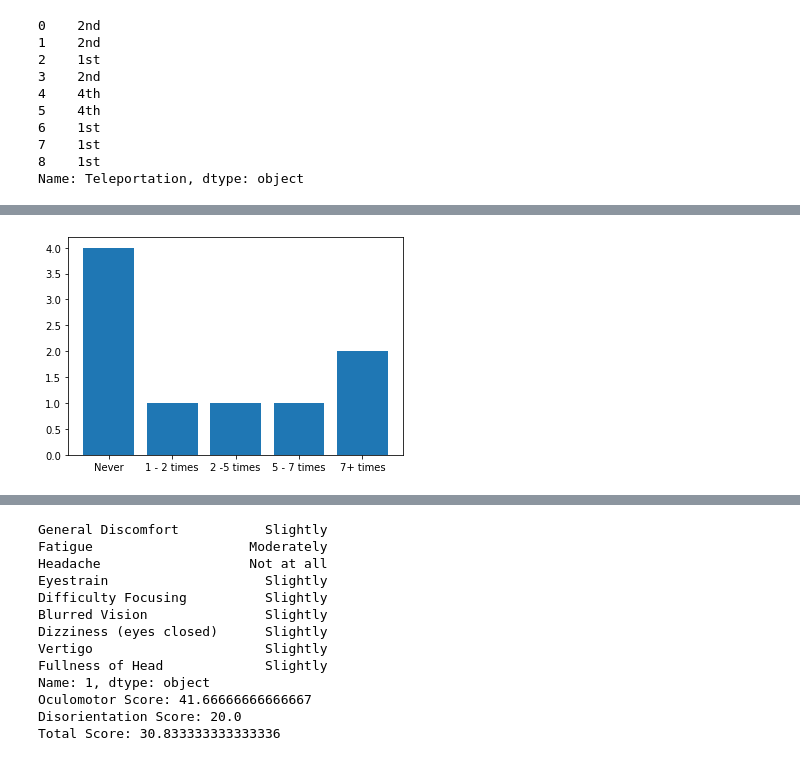
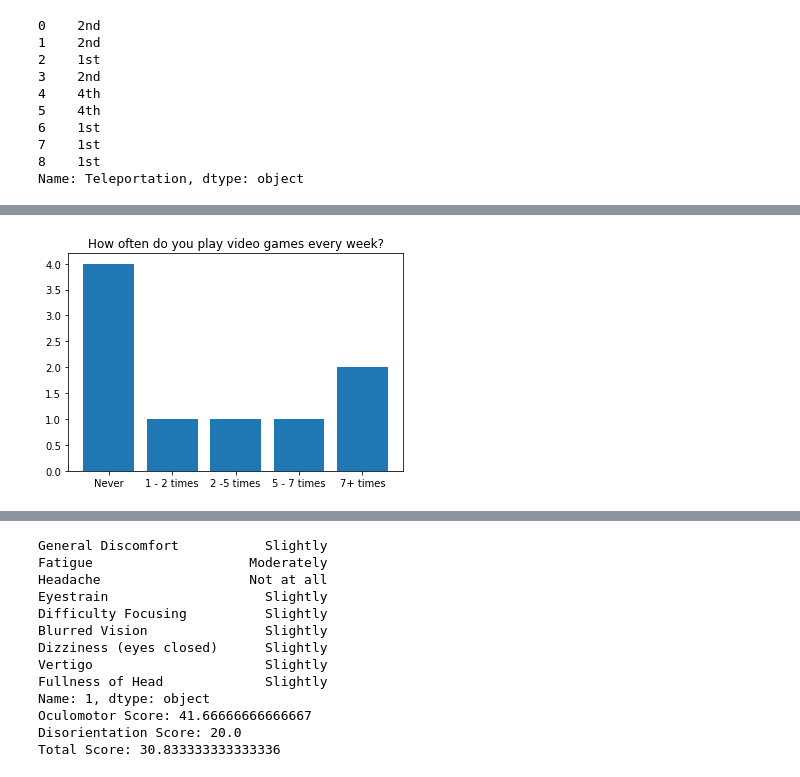
Before and after one commit to Nikolayb1/COMP0138_Maze, a Jupyter notebook: Analyses/main.ipynb, the cells around one changed output, grey strips where cells are left out. Cells and saved outputs as stored; diff of their text form; code cells hidden in the pictures.

```diff
--- a/Analyses/main.ipynb
+++ b/Analyses/main.ipynb
@@ -148,8 +152,9 @@ for g in df.iloc[:,GAMES]:
         Gamecount[4] += 1
 # %%
 fig1, ax1 = plt.subplots()
+ax1.set_title('How often do you play video games every week?')
 time_frame = ['Never', '1 - 2 times', '2 -5 times', '5 - 7 times', '7+ times']
 ax1.bar(time_frame,Gamecount)
 plt.show()
 # %% [output]
-[figure, old version]
+[figure, new version]
```
Also changed, not shown: parts of 23 cells of this notebook.
